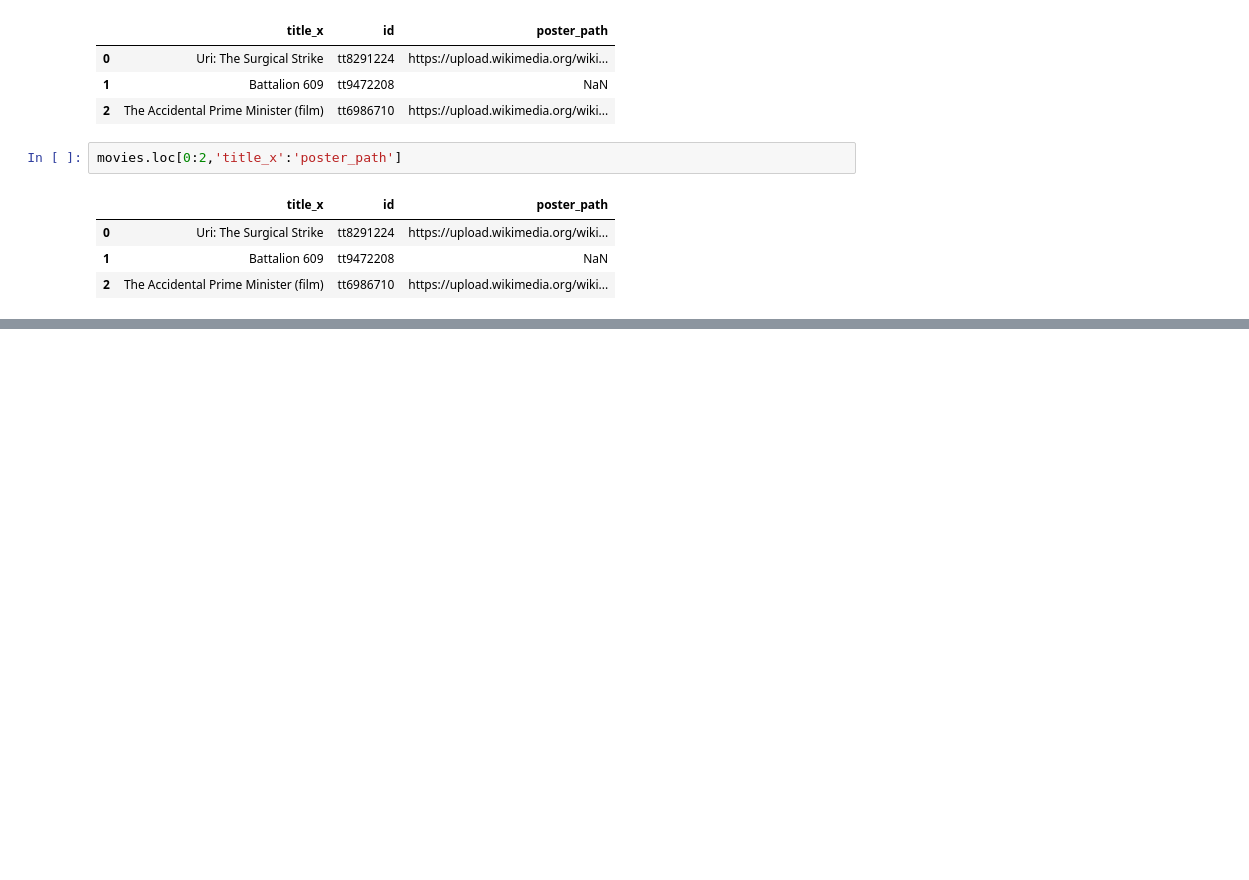
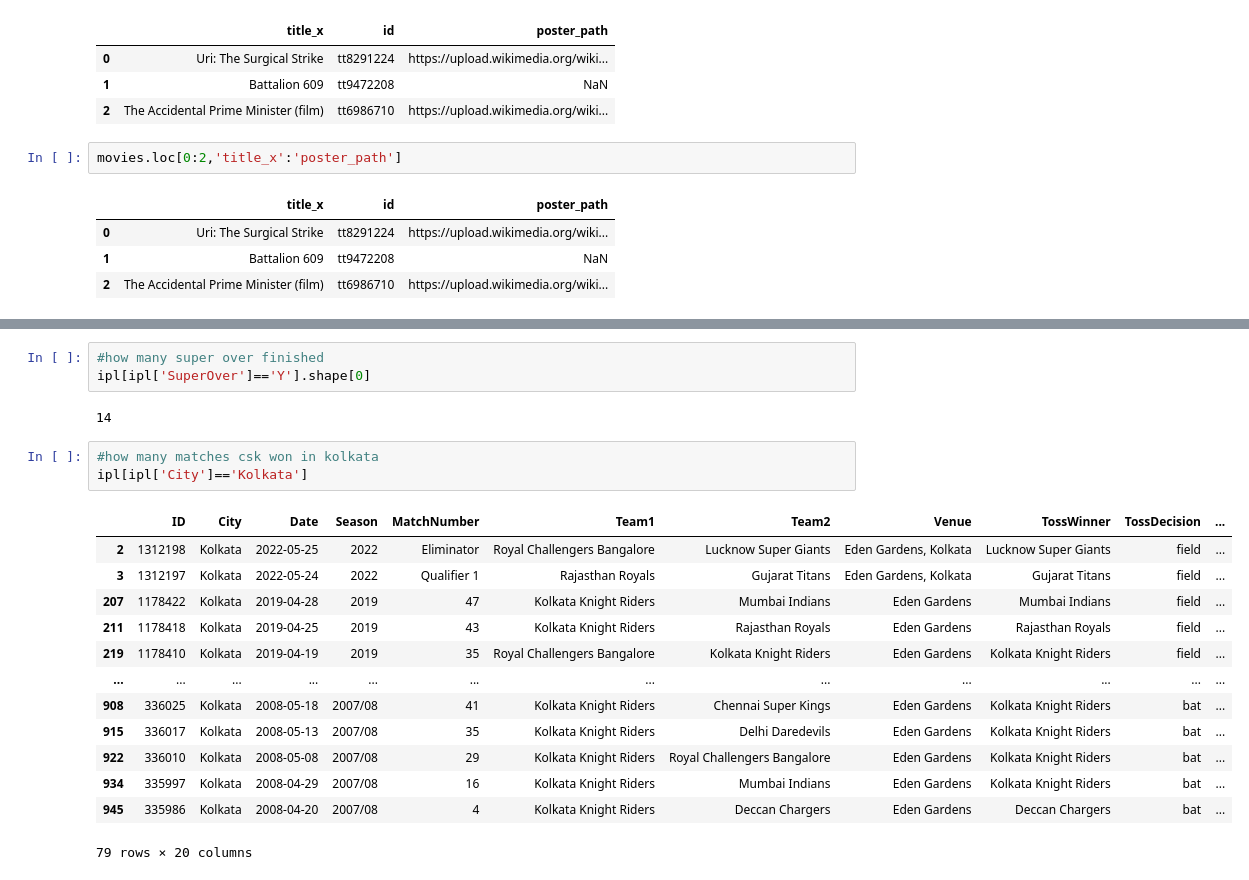
Before and after one commit to Abhinav09062005/python-, a Jupyter notebook: chapter3/csv2_df.ipynb, the cells around one changed output, grey strips where cells are left out. Saved outputs shown, nothing was run; the diff lists cells and outputs as text; blank space fills up the shorter version.

```diff
--- a/chapter3/csv2_df.ipynb
+++ b/chapter3/csv2_df.ipynb
@@ -523,0 +587,22 @@ movies.loc[0:2,'title_x':'poster_path']
+# %%
+#how many super over finished
+ipl[ipl['SuperOver']=='Y'].shape[0]
+# %% [output]
+14
+# %%
+#how many matches csk won in kolkata
+ipl[ipl['City']=='Kolkata']
+# %% [output]
+|  | ID | City | Date | Season | MatchNumber | Team1 | Team2 | Venue | TossWinner | TossDecision | ... |
+| 2 | 1312198 | Kolkata | 2022-05-25 | 2022 | Eliminator | Royal Challengers Bangalore | Lucknow Super Giants | Eden Gardens, Kolkata | Lucknow Super Giants | field | ... |
+| 3 | 1312197 | Kolkata | 2022-05-24 | 2022 | Qualifier 1 | Rajasthan Royals | Gujarat Titans | Eden Gardens, Kolkata | Gujarat Titans | field | ... |
+| 207 | 1178422 | Kolkata | 2019-04-28 | 2019 | 47 | Kolkata Knight Riders | Mumbai Indians | Eden Gardens | Mumbai Indians | field | ... |
+| 211 | 1178418 | Kolkata | 2019-04-25 | 2019 | 43 | Kolkata Knight Riders | Rajasthan Royals | Eden Gardens | Rajasthan Royals | field | ... |
+| 219 | 1178410 | Kolkata | 2019-04-19 | 2019 | 35 | Royal Challengers Bangalore | Kolkata Knight Riders | Eden Gardens | Kolkata Knight Riders | field | ... |
+| ... | ... | ... | ... | ... | ... | ... | ... | ... | ... | ... | ... |
+| 908 | 336025 | Kolkata | 2008-05-18 | 2007/08 | 41 | Kolkata Knight Riders | Chennai Super Kings | Eden Gardens | Kolkata Knight Riders | bat | ... |
+| 915 | 336017 | Kolkata | 2008-05-13 | 2007/08 | 35 | Kolkata Knight Riders | Delhi Daredevils | Eden Gardens | Kolkata Knight Riders | bat | ... |
+| 922 | 336010 | Kolkata | 2008-05-08 | 2007/08 | 29 | Kolkata Knight Riders | Royal Challengers Bangalore | Eden Gardens | Kolkata Knight Riders | bat | ... |
+| 934 | 335997 | Kolkata | 2008-04-29 | 2007/08 | 16 | Kolkata Knight Riders | Mumbai Indians | Eden Gardens | Kolkata Knight Riders | bat | ... |
+| 945 | 335986 | Kolkata | 2008-04-20 | 2007/08 | 4 | Kolkata Knight Riders | Deccan Chargers | Eden Gardens | Deccan Chargers | bat | ... |
+79 rows × 20 columns
```
Also changed, not shown: parts of 4 cells of this notebook.
